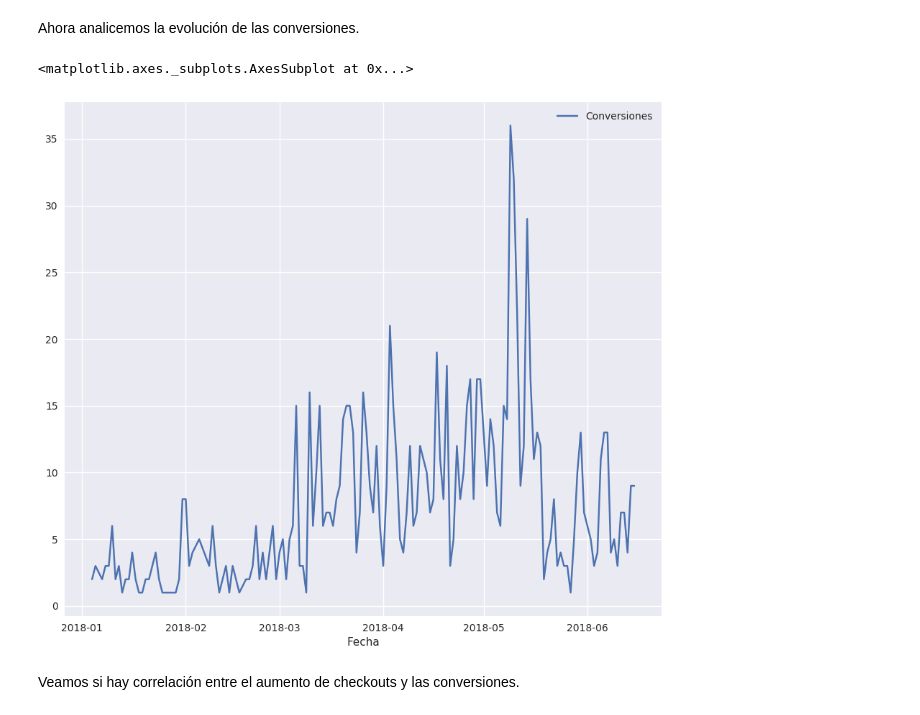
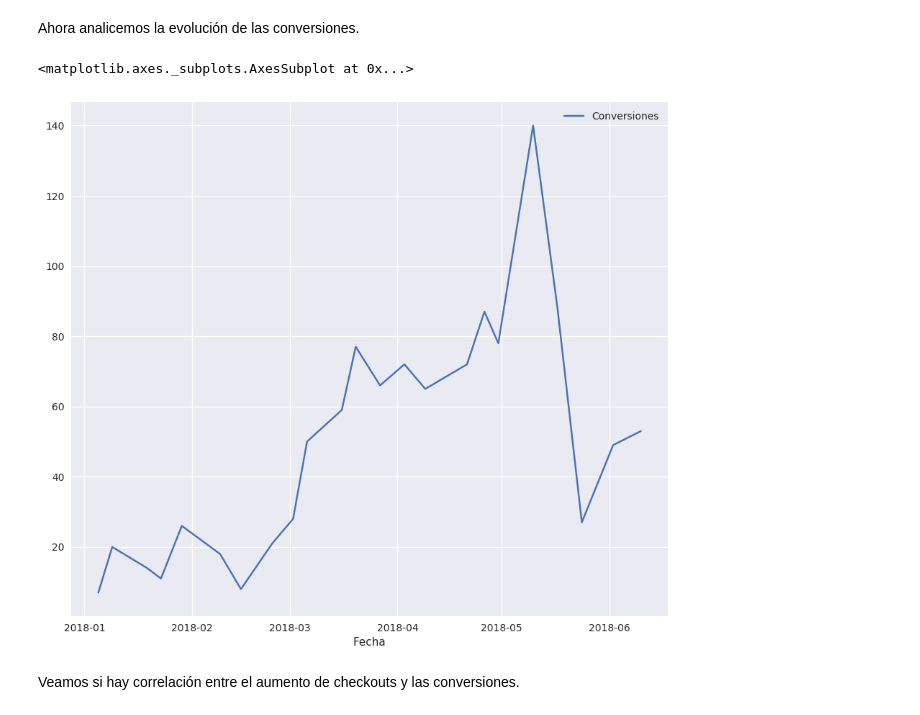
Before and after one commit to AlejandroKler/Datos-TP1, a Jupyter notebook: Analisis-Exploratorio.ipynb, the cells around one changed output. Saved outputs shown, nothing was run; the diff lists cells and outputs as text; code cells hidden in the pictures.

Commit message:
Escala semanal graficos checkouts conversion

```diff
--- a/Analisis-Exploratorio.ipynb
+++ b/Analisis-Exploratorio.ipynb
@@ -667,12 +676,15 @@ Ahora analicemos la evolución de las conversiones.
 # %%
 conversiones_by_day = df.loc[df['event'] == 'conversion',["timestamp"]]
 conversiones_by_day["Fecha"] = conversiones_by_day["timestamp"].dt.date
+conversiones_by_day["Semana"] = conversiones_by_day["timestamp"].dt.week
 conversiones_by_day.drop("timestamp", axis=1, inplace= True)
 conversiones_by_day["Conversiones"] = 1
-conversiones_by_day = conversiones_by_day.groupby(by="Fecha").agg("count")
+#conversiones_by_day = conversiones_by_day.groupby(by="Fecha").agg("count")
+conversiones_by_day = conversiones_by_day.groupby(by="Semana").agg({"Fecha": "first", "Conversiones": "count"}).set_index('Fecha')
+conversiones_by_day = conversiones_by_day.iloc[0:-1]
 conversiones_by_day.plot()
 # %% [output]
 <matplotlib.axes._subplots.AxesSubplot at 0x...>
-[figure, old version]
+[figure, new version]
 # %% [markdown]
 Veamos si hay correlación entre el aumento de checkouts y las conversiones.
```
Also changed, not shown: parts of 11 cells of this notebook.
